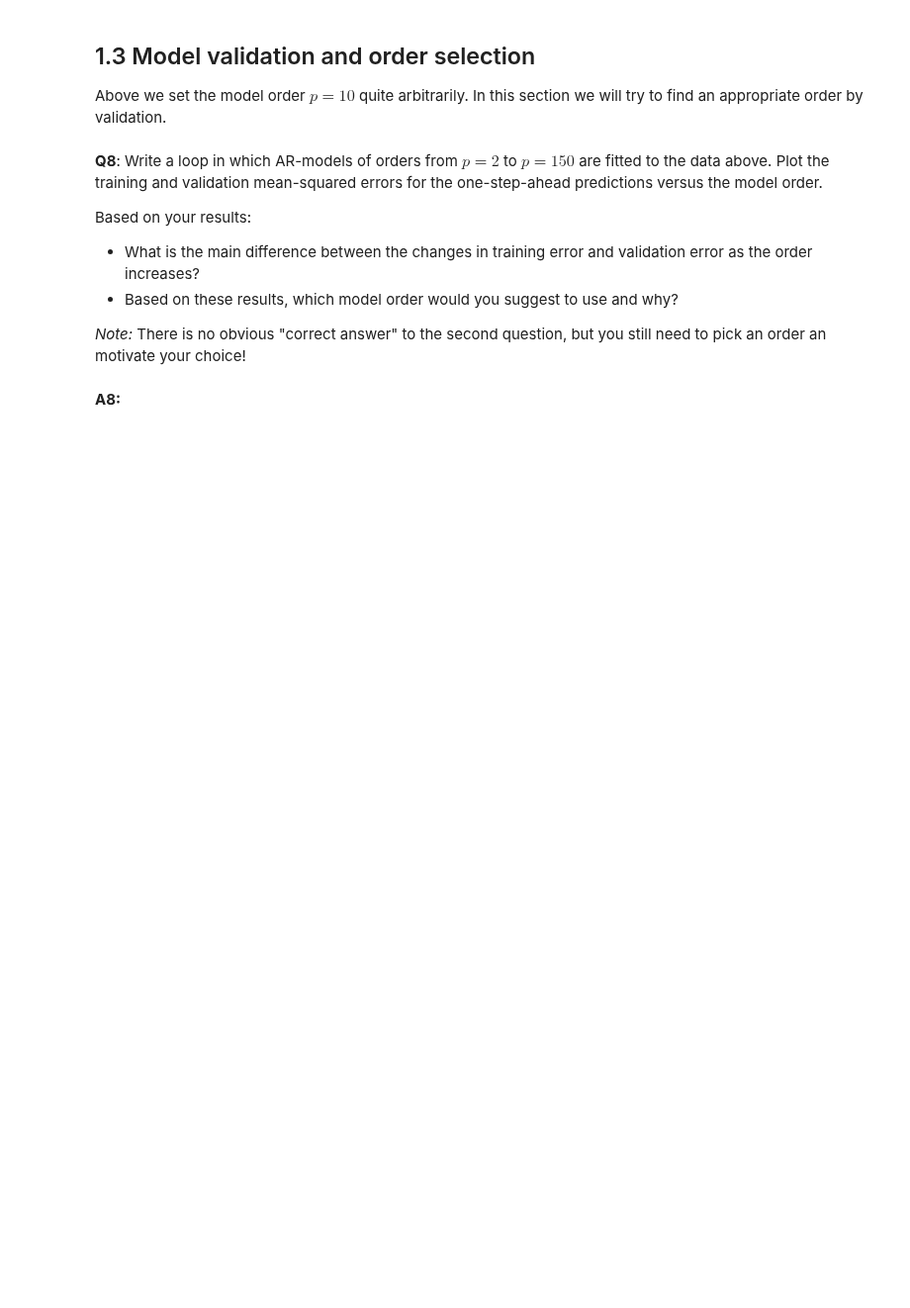
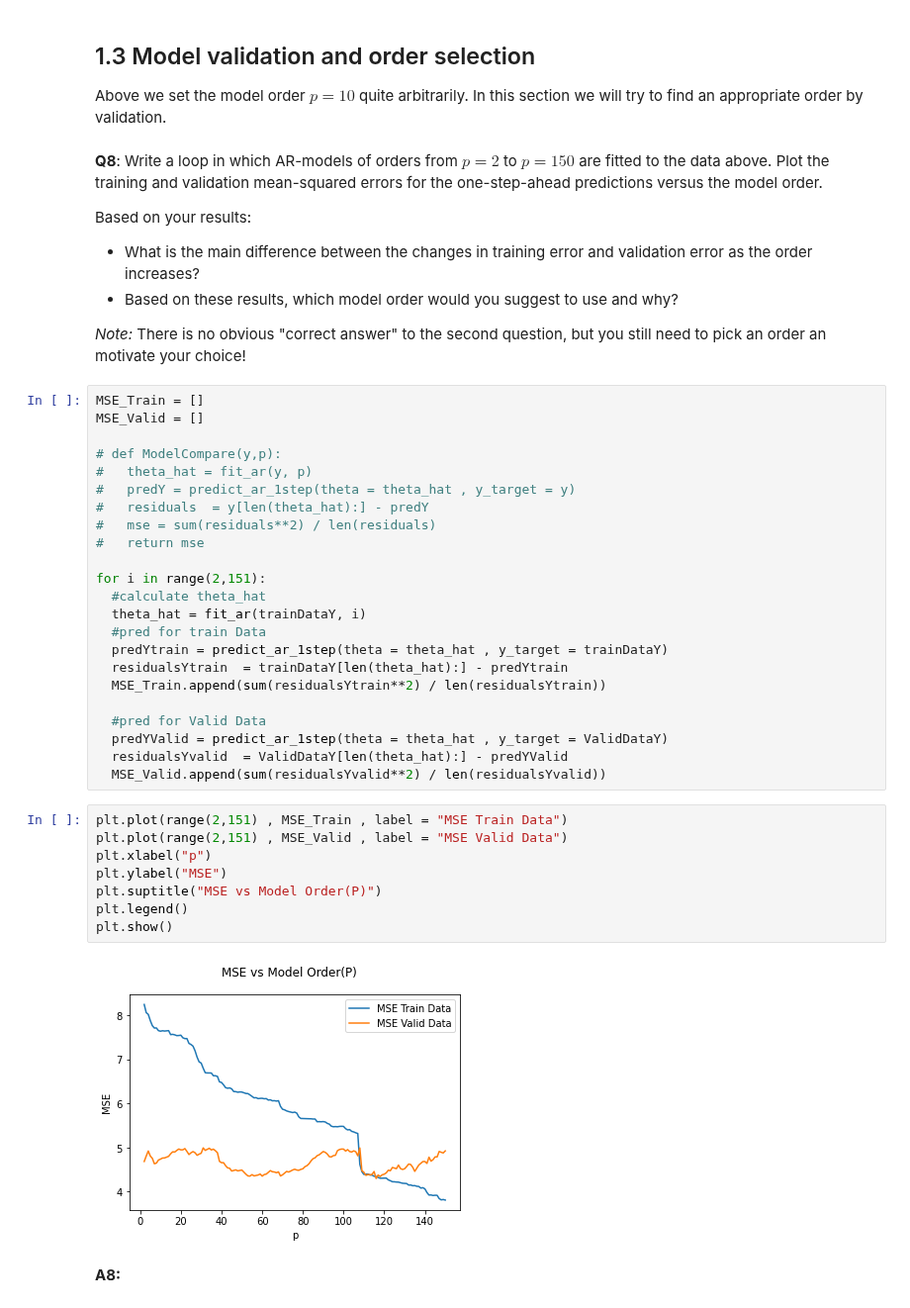
Before and after one commit to amannayak/Time-Series-and-Sequence-Analysis, a Jupyter notebook: Task1/tssl_lab1.ipynb, the cells around one changed output. Shown at 99% size. Drawn from its saved outputs; the diff is of its cells as text; blank space fills up the shorter version.

```diff
--- a/Task1/tssl_lab1.ipynb
+++ b/Task1/tssl_lab1.ipynb
@@ -245,5 +251,38 @@ Based on your results:
 - Based on these results, which model order would you suggest to use and why?
 
 _Note:_ There is no obvious "correct answer" to the second question, but you still need to pick an order an motivate your choice!
+# %%
+MSE_Train = []
+MSE_Valid = []
+
+# def ModelCompare(y,p):
+#   theta_hat = fit_ar(y, p)
+#   predY = predict_ar_1step(theta = theta_hat , y_target = y)
+#   residuals  = y[len(theta_hat):] - predY
+#   mse = sum(residuals**2) / len(residuals)
+#   return mse
+
+for i in range(2,151):
+  #calculate theta_hat
+  theta_hat = fit_ar(trainDataY, i)
+  #pred for train Data
+  predYtrain = predict_ar_1step(theta = theta_hat , y_target = trainDataY)
+  residualsYtrain  = trainDataY[len(theta_hat):] - predYtrain
+  MSE_Train.append(sum(residualsYtrain**2) / len(residualsYtrain))
+
+  #pred for Valid Data
+  predYValid = predict_ar_1step(theta = theta_hat , y_target = ValidDataY)
+  residualsYvalid  = ValidDataY[len(theta_hat):] - predYValid
+  MSE_Valid.append(sum(residualsYvalid**2) / len(residualsYvalid))
+# %%
+plt.plot(range(2,151) , MSE_Train , label = "MSE Train Data")
+plt.plot(range(2,151) , MSE_Valid , label = "MSE Valid Data")
+plt.xlabel("p")
+plt.ylabel("MSE")
+plt.suptitle("MSE vs Model Order(P)")
+plt.legend()
+plt.show()
+# %% [output]
+[figure, added]
 # %% [markdown]
 **A8:**
```
Also changed, not shown: parts of 4 cells of this notebook.
